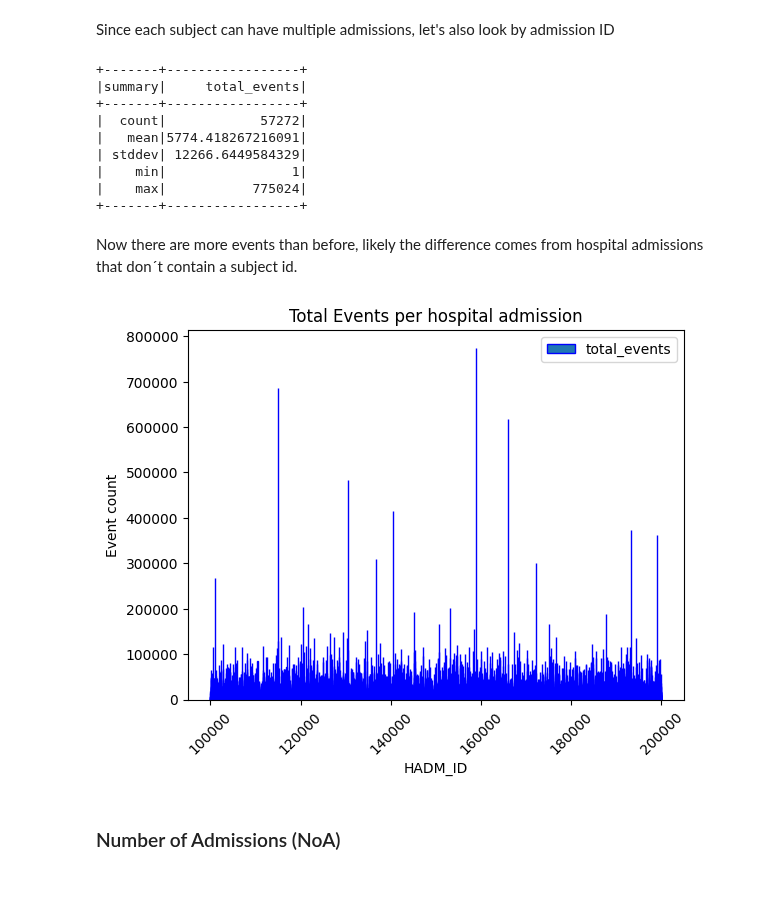
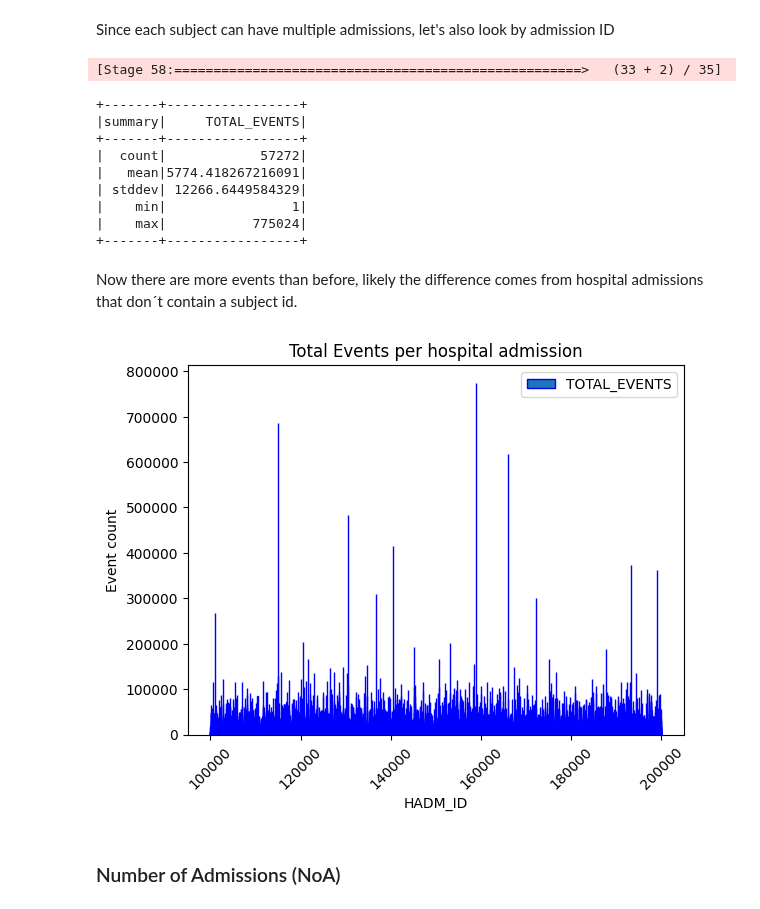
Before and after one commit to DanielaTomas/FCUP-BDCC, a Jupyter notebook: Project-2/data.ipynb, the cells around one changed output. Saved outputs shown, nothing was run; the diff lists cells and outputs as text; code cells hidden in the pictures.

```diff
--- a/Project-2/data.ipynb
+++ b/Project-2/data.ipynb
@@ -347,33 +358,34 @@ seeing as they aren't even recorded, theres nothing to process and so theres not
 # %% [markdown]
 Since each subject can have multiple admissions, let's also look by admission ID
 # %%
-events_count_by_admission_df = df.groupBy("HADM_ID").agg(count("*").alias("total_events"))
-events_count_by_admission_df.describe("total_events").show()
+events_count_by_admission_df = df.groupBy("HADM_ID").agg(count("*").alias("TOTAL_EVENTS"))
+events_count_by_admission_df.describe("TOTAL_EVENTS").show()
 # %% [output]
-+-------+-----------------+
-|summary|     total_events|
-+-------+-----------------+
-|  count|            57272|
-|   mean|5774.418267216091|
-| stddev| 12266.6449584329|
-|    min|                1|
-|    max|           775024|
-+-------+-----------------+
+[Stage 58:====================================================>   (33 + 2) / 35]
++-------+-----------------+
+|summary|     TOTAL_EVENTS|
++-------+-----------------+
+|  count|            57272|
+|   mean|5774.418267216091|
+| stddev| 12266.6449584329|
+|    min|                1|
+|    max|           775024|
++-------+-----------------+
 # %% [markdown]
 Now there are more events than before, likely the difference comes from hospital admissions that don´t contain a subject id.
 # %%
-y = [val.total_events for val in events_count_by_admission_df.select('total_events').collect()]
+y = [val.TOTAL_EVENTS for val in events_count_by_admission_df.select('TOTAL_EVENTS').collect()]
 x = [val.HADM_ID for val in events_count_by_admission_df.select('HADM_ID').collect()]
 
 plt.bar(x, y, ec='blue')
 plt.ylabel('Event count')
 plt.xlabel('HADM_ID')
 plt.title('Total Events per hospital admission')
-plt.legend(['total_events'], loc='upper right')
+plt.legend(['TOTAL_EVENTS'], loc='upper right')
 plt.xticks(rotation=45)
 plt.show()
 # %% [output]
-[figure, old version]
+[figure, new version]
 # %% [markdown]
 ### Number of Admissions (NoA)
 # %%
```
Also changed, not shown: parts of 35 cells of this notebook, 1 other file.
